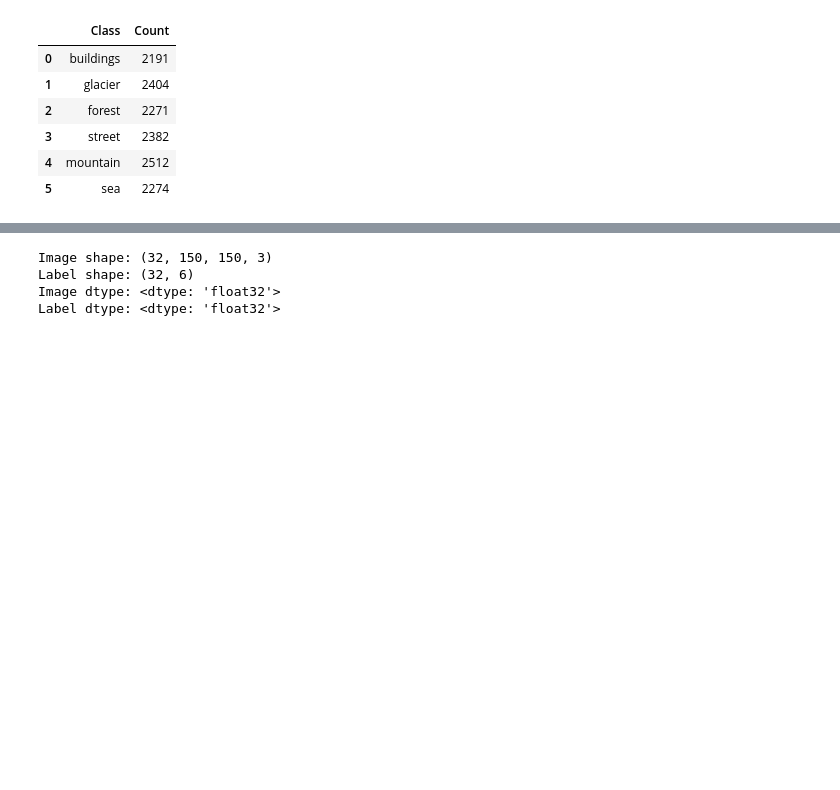
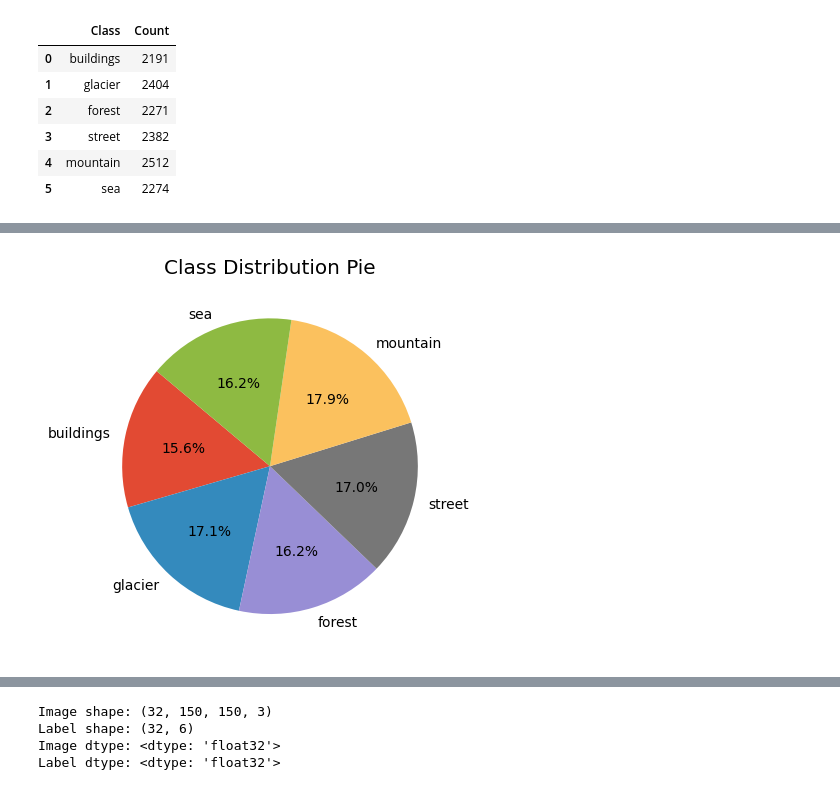
Before and after one commit to SenaThenu/geo-classifier, a Jupyter notebook: geo-classifier.ipynb, the cells around one changed output, grey strips where cells are left out. Cells and saved outputs as stored; diff of their text form; code cells hidden in the pictures; blank space fills up the shorter version.

```diff
--- a/geo-classifier.ipynb
+++ b/geo-classifier.ipynb
@@ -113 +116,7 @@ plt.show()
+# %%
+plt.pie(class_distributions.values(), labels=class_distributions.keys(), autopct="%1.1f%%", startangle=140)
+plt.title("Class Distribution Pie")
+plt.show()
+# %% [output]
+[figure, added]
 # %%
```
Also changed, not shown: parts of 21 cells of this notebook.
